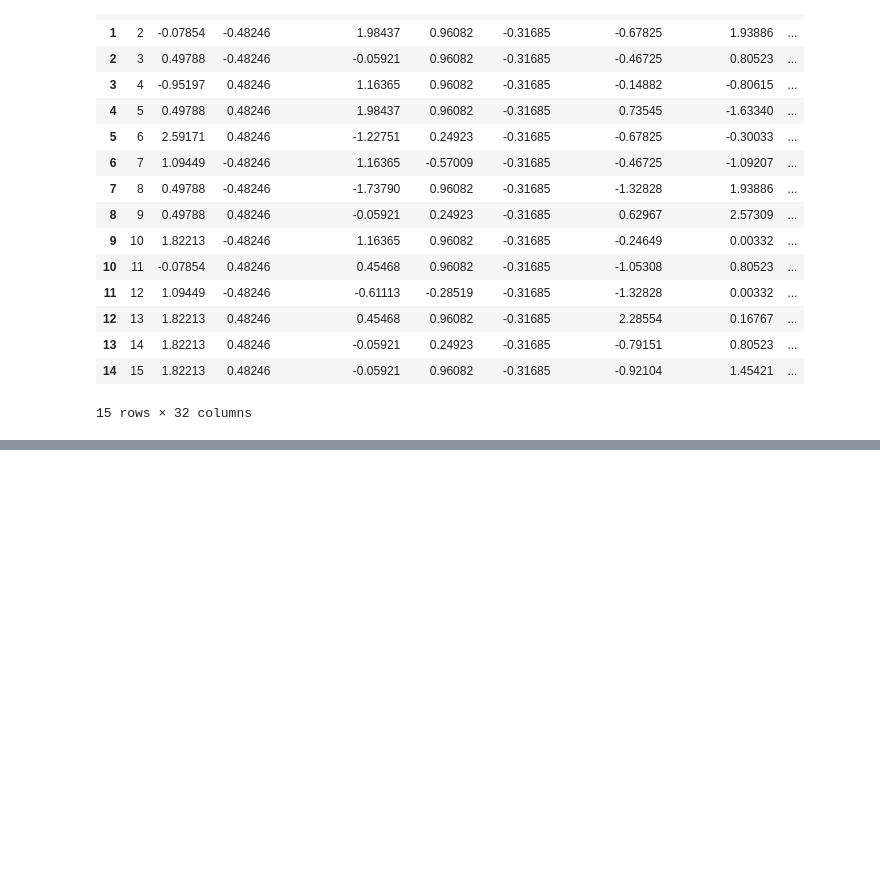
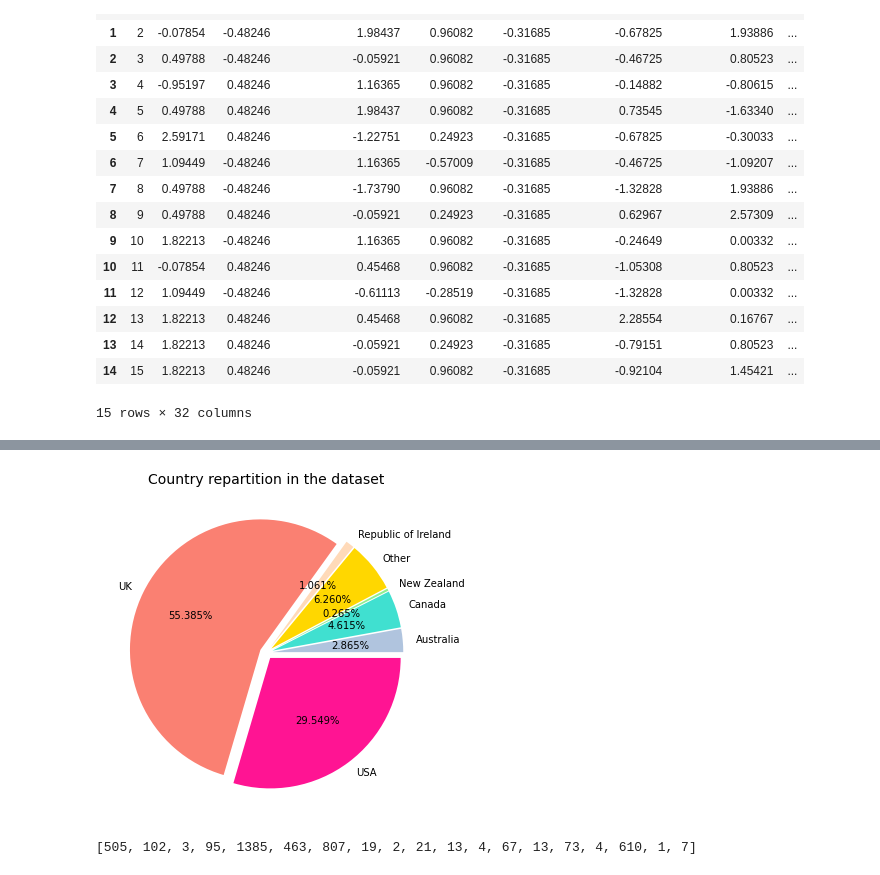
Before and after one commit to m-cheicki/data-viz_drug_consumption, a Jupyter notebook: analysis.ipynb, the cells around one changed output, grey strips where cells are left out. Drawn from its saved outputs; the diff is of its cells as text; code cells hidden in the pictures; blank space fills up the shorter version.

```diff
--- a/analysis.ipynb
+++ b/analysis.ipynb
@@ -209,0 +201,11 @@ You should consider upgrading via the '/opt/venv/bin/python -m pip install --upg
+# %%
+colors = ['lightsteelblue', 'turquoise', 'lightgreen', 'gold', 'peachpuff', 'salmon', 'deeppink']
+pie, ax = plt.subplots(figsize=[10,6])
+plt.pie(x = repartition_country,
+        labels = repartition_country.index,
+        explode = [0.05]*len(repartition_country),
+        autopct="%.3f%%", colors = colors)
+plt.title("Country repartition in the dataset", fontsize=14);
+pie.savefig("charts/CountryRepartition.png")
+# %% [output]
+[figure, added]
@@ -209,0 +266,4 @@ You should consider upgrading via the '/opt/venv/bin/python -m pip install --upg
+# %%
+last_24h
+# %% [output]
+[505, 102, 3, 95, 1385, 463, 807, 19, 2, 21, 13, 4, 67, 13, 73, 4, 610, 1, 7]
```
Also changed, not shown: parts of 22 cells of this notebook, 3 other files.
